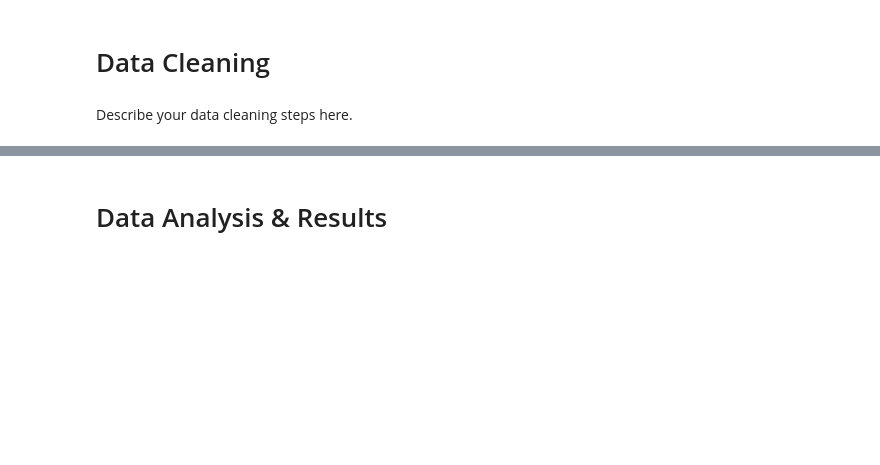
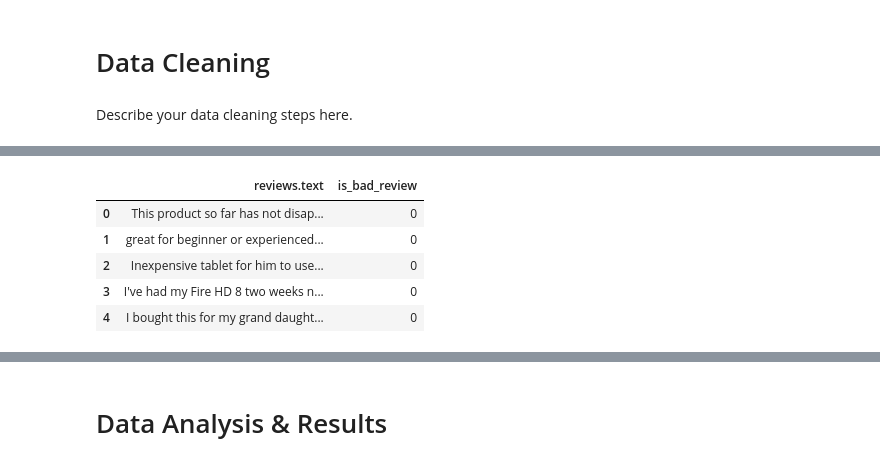
Before and after one commit to sssaiya/COGS108_Repo, a Jupyter notebook: Projects/FinalProject.ipynb, the cells around one changed output, grey strips where cells are left out. Saved outputs shown, nothing was run; the diff lists cells and outputs as text; code cells hidden in the pictures; blank space fills up the shorter version.

```diff
--- a/Projects/FinalProject.ipynb
+++ b/Projects/FinalProject.ipynb
@@ -175,0 +199,10 @@ print(rating_dict)
+# %%
+# This is what our data now looks like
+reviews_df.head()
+# %% [output]
+|  | reviews.text | is_bad_review |
+| 0 | This product so far has not disap... | 0 |
+| 1 | great for beginner or experienced... | 0 |
+| 2 | Inexpensive tablet for him to use... | 0 |
+| 3 | I've had my Fire HD 8 two weeks n... | 0 |
+| 4 | I bought this for my grand daught... | 0 |
```
Also changed, not shown: parts of 13 cells of this notebook.
